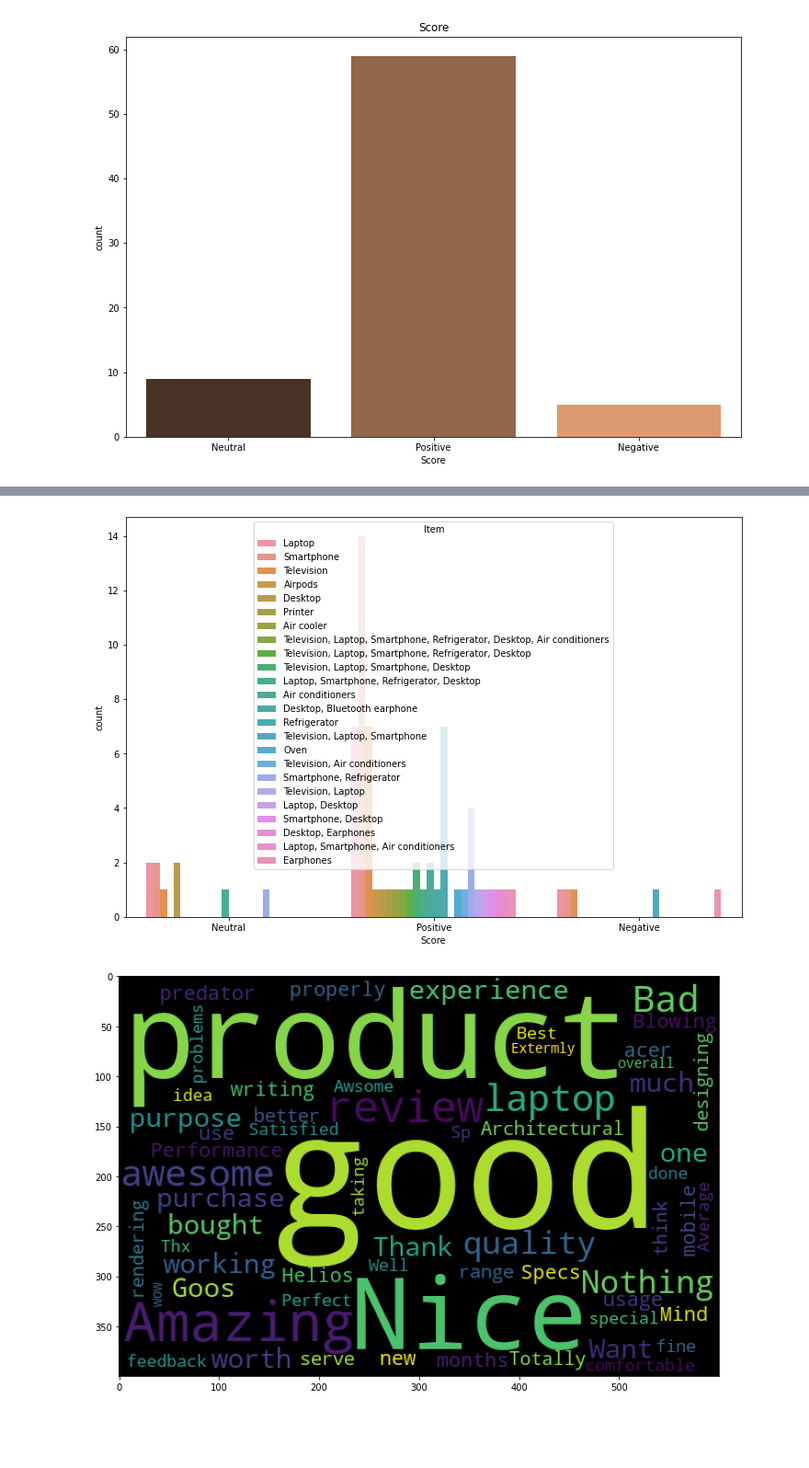
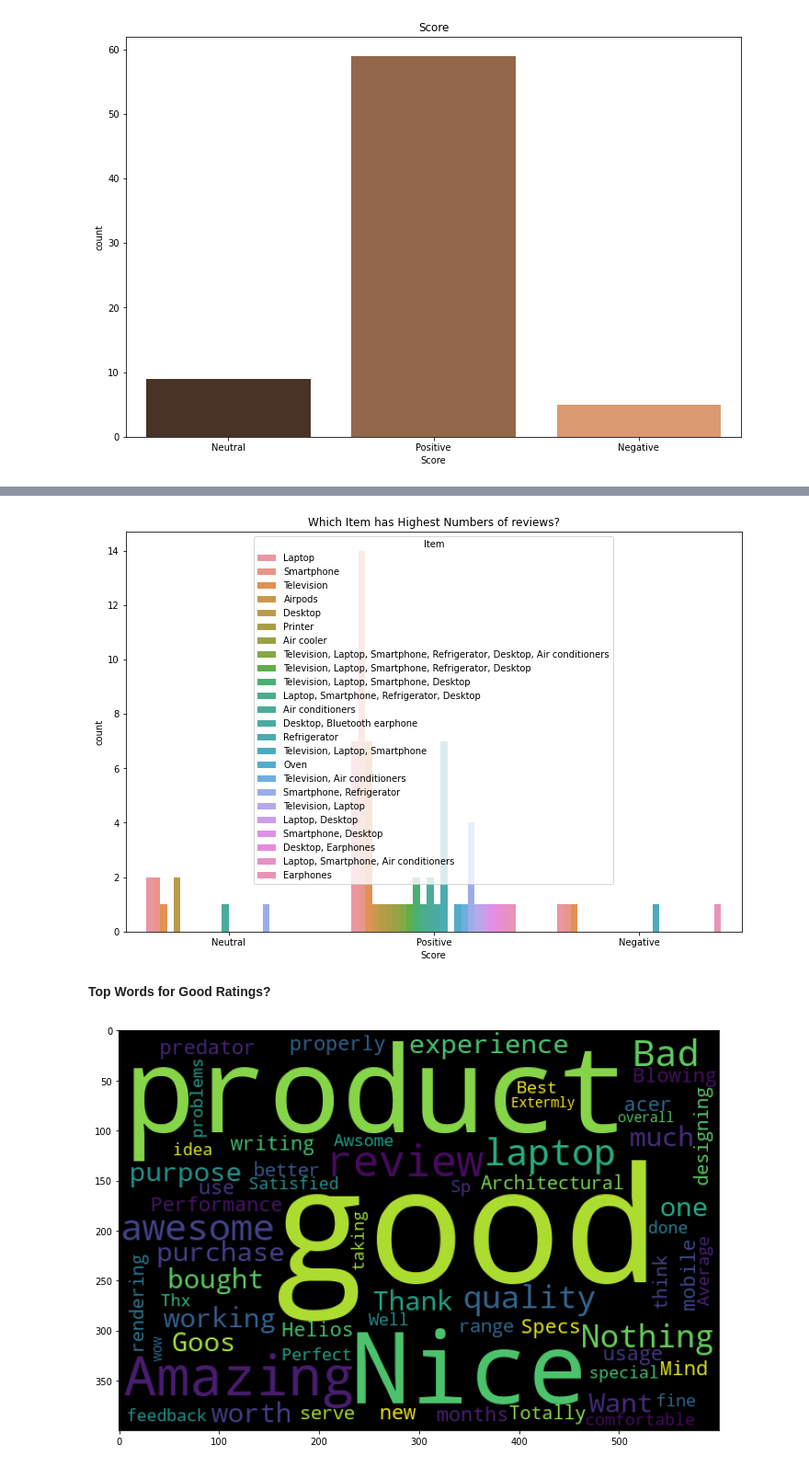
Before and after one commit to Sujatapanchal/MSCproject, a Jupyter notebook: Review_Analysis_NLP.ipynb, the cells around one changed output, grey strips where cells are left out. Shown at 92% size. Drawn from its saved outputs; the diff is of its cells as text; code cells hidden in the pictures; blank space fills up the shorter version.

```diff
--- a/Review_Analysis_NLP.ipynb
+++ b/Review_Analysis_NLP.ipynb
@@ -295,8 +280,11 @@ plt.show()
 # %%
 sns.countplot(x='Score', hue='Item',data=df)
+plt.title("Which Item has Highest Numbers of reviews?")
 plt.show()
 # %% [output]
-[figure, old version]
+[figure, new version]
+# %% [markdown]
+**Top Words for Good Ratings?**
 # %%
 # Creating a word cloud for reviews
 words = ' '.join([analysis for analysis in df['Review']])
```
Also changed, not shown: parts of 7 cells of this notebook.
